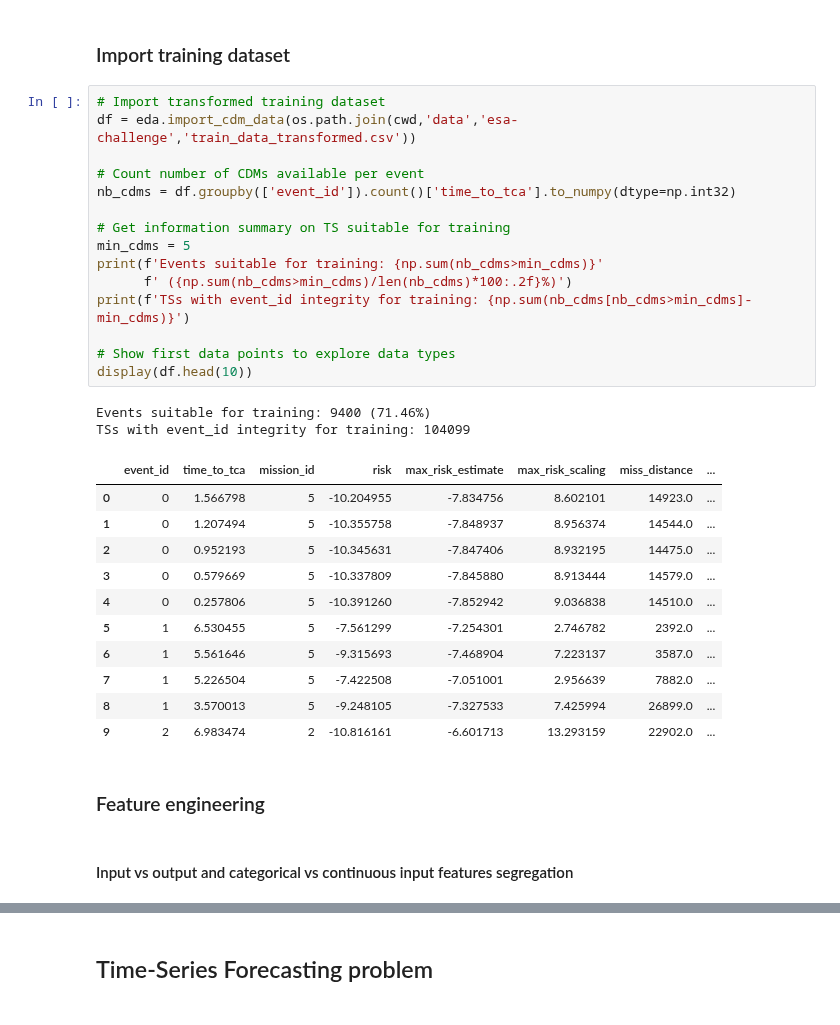
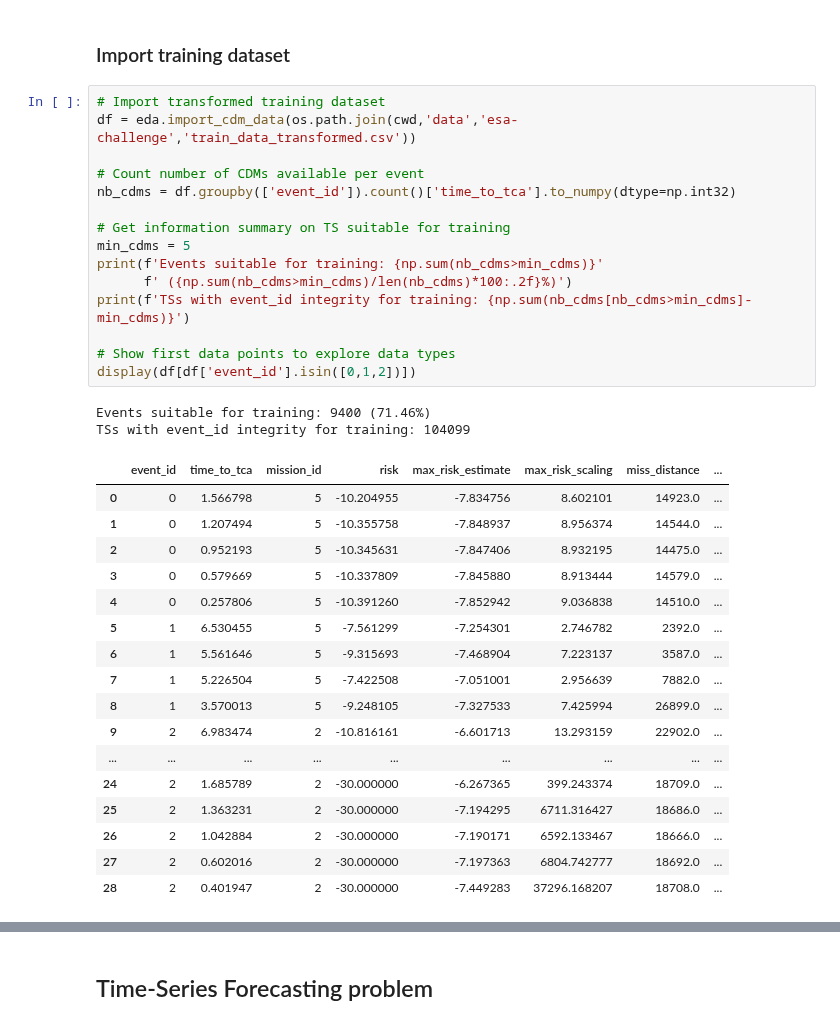
Before and after one commit to JJavierRosales/scapy, a Jupyter notebook: notebooks/rnn_draft.ipynb, the cells around one changed output, grey strips where cells are left out. Saved outputs shown, nothing was run; the diff lists cells and outputs as text.

```diff
--- a/notebooks/rnn_draft.ipynb
+++ b/notebooks/rnn_draft.ipynb
@@ -47,33 +51,35 @@ from library.irplib import utils, eda, sdg
 # %%
 # Import transformed training dataset
 df = eda.import_cdm_data(os.path.join(cwd,'data','esa-challenge','train_data_transformed.csv'))
 
 # Count number of CDMs available per event
 nb_cdms = df.groupby(['event_id']).count()['time_to_tca'].to_numpy(dtype=np.int32)
 
 # Get information summary on TS suitable for training
 min_cdms = 5
 print(f'Events suitable for training: {np.sum(nb_cdms>min_cdms)}'
       f' ({np.sum(nb_cdms>min_cdms)/len(nb_cdms)*100:.2f}%)')
 print(f'TSs with event_id integrity for training: {np.sum(nb_cdms[nb_cdms>min_cdms]-min_cdms)}')
 
 # Show first data points to explore data types
-display(df.head(10))
+display(df[df['event_id'].isin([0,1,2])])
 # %% [output]
 Events suitable for training: 9400 (71.46%)
 TSs with event_id integrity for training: 104099
 |  | event_id | time_to_tca | mission_id | risk | max_risk_estimate | max_risk_scaling | miss_distance | ... |
 | 0 | 0 | 1.566798 | 5 | -10.204955 | -7.834756 | 8.602101 | 14923.0 | ... |
 | 1 | 0 | 1.207494 | 5 | -10.355758 | -7.848937 | 8.956374 | 14544.0 | ... |
 | 2 | 0 | 0.952193 | 5 | -10.345631 | -7.847406 | 8.932195 | 14475.0 | ... |
 | 3 | 0 | 0.579669 | 5 | -10.337809 | -7.845880 | 8.913444 | 14579.0 | ... |
 | 4 | 0 | 0.257806 | 5 | -10.391260 | -7.852942 | 9.036838 | 14510.0 | ... |
 | 5 | 1 | 6.530455 | 5 | -7.561299 | -7.254301 | 2.746782 | 2392.0 | ... |
 | 6 | 1 | 5.561646 | 5 | -9.315693 | -7.468904 | 7.223137 | 3587.0 | ... |
 | 7 | 1 | 5.226504 | 5 | -7.422508 | -7.051001 | 2.956639 | 7882.0 | ... |
 | 8 | 1 | 3.570013 | 5 | -9.248105 | -7.327533 | 7.425994 | 26899.0 | ... |
 | 9 | 2 | 6.983474 | 2 | -10.816161 | -6.601713 | 13.293159 | 22902.0 | ... |
+| ... | ... | ... | ... | ... | ... | ... | ... | ... |
+| 24 | 2 | 1.685789 | 2 | -30.000000 | -6.267365 | 399.243374 | 18709.0 | ... |
+| 25 | 2 | 1.363231 | 2 | -30.000000 | -7.194295 | 6711.316427 | 18686.0 | ... |
+| 26 | 2 | 1.042884 | 2 | -30.000000 | -7.190171 | 6592.133467 | 18666.0 | ... |
+| 27 | 2 | 0.602016 | 2 | -30.000000 | -7.197363 | 6804.742777 | 18692.0 | ... |
+| 28 | 2 | 0.401947 | 2 | -30.000000 | -7.449283 | 37296.168207 | 18708.0 | ... |
-# %% [markdown]
-### Feature engineering
-# %% [markdown]
-#### Input vs output and categorical vs continuous input features segregation
```
Also changed, not shown: parts of 12 cells of this notebook.
